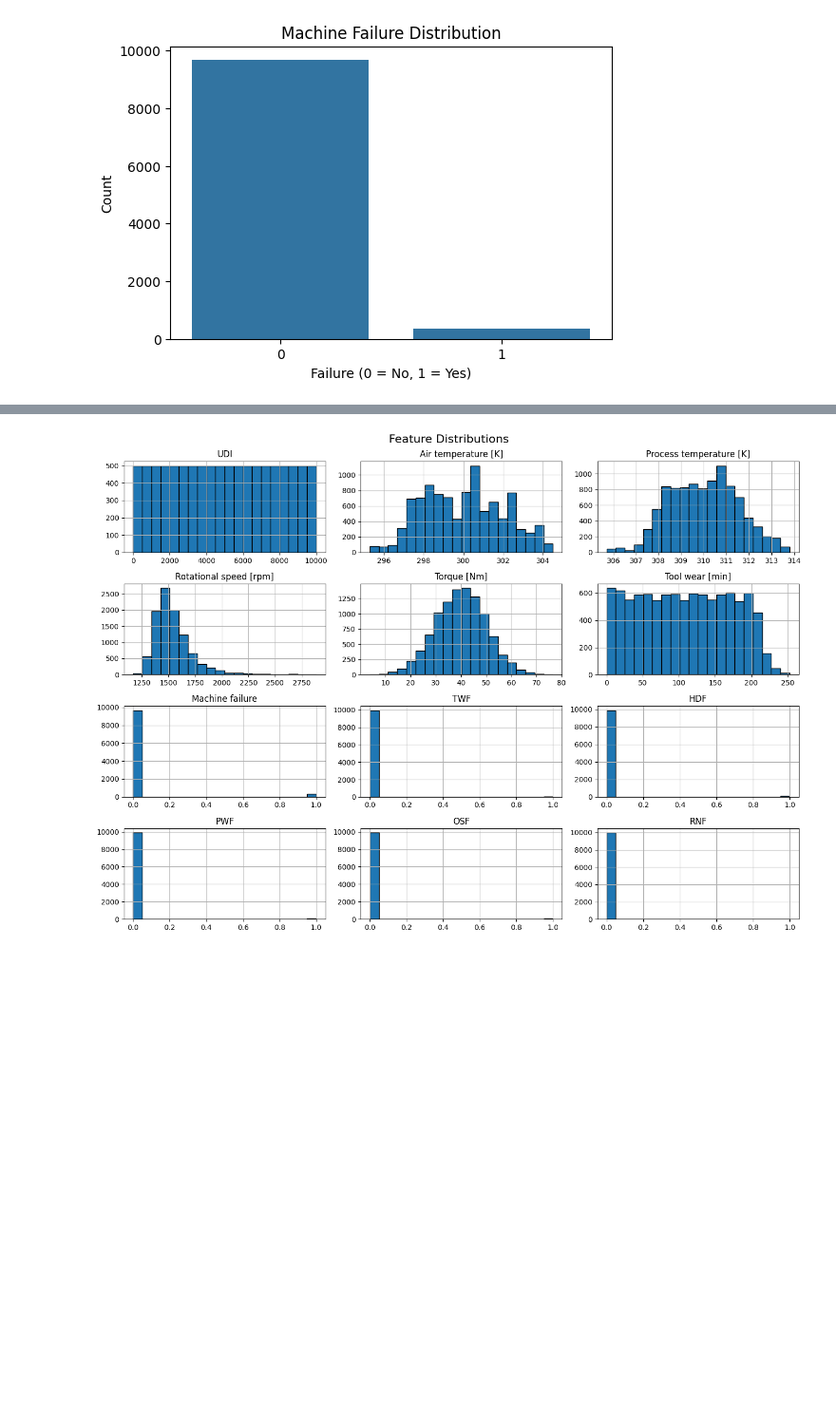
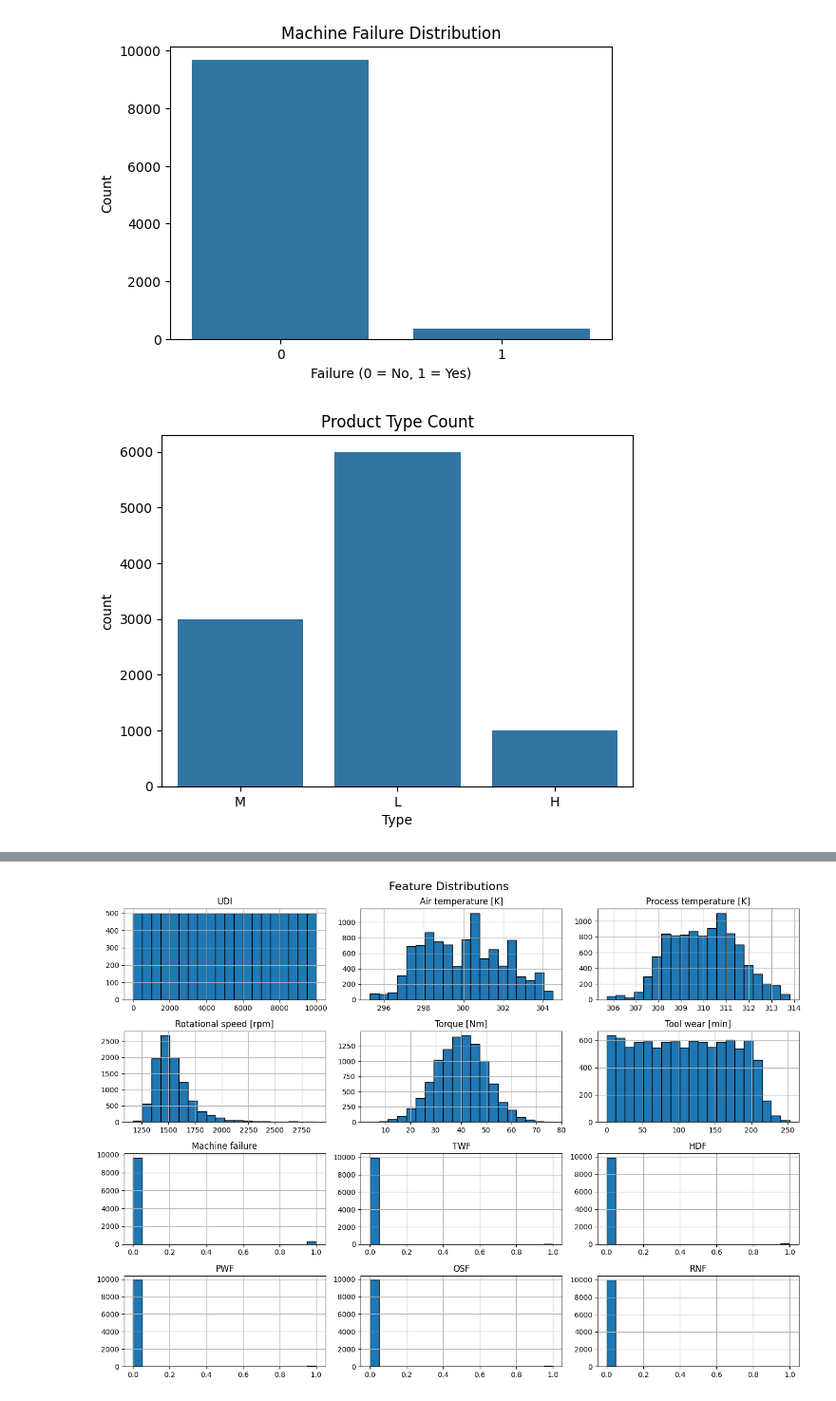
Before and after one commit to mani8072/Data_science_thesis, a Jupyter notebook: coding/prediction.ipynb, the cells around one changed output, grey strips where cells are left out. Shown at 95% size. Drawn from its saved outputs; the diff is of its cells as text; code cells hidden in the pictures; blank space fills up the shorter version.

```diff
--- a/coding/prediction.ipynb
+++ b/coding/prediction.ipynb
@@ -80,3 +80,10 @@ plt.ylabel('Count')
 plt.show()
 # %% [output]
 [figure]
+# %%
+# Product Type Count
+sns.countplot(x='Type', data=df)
+plt.title("Product Type Count")
+plt.show()
+# %% [output]
+[figure, added]
```
Also changed, not shown: parts of 55 cells of this notebook, 3 other files.
